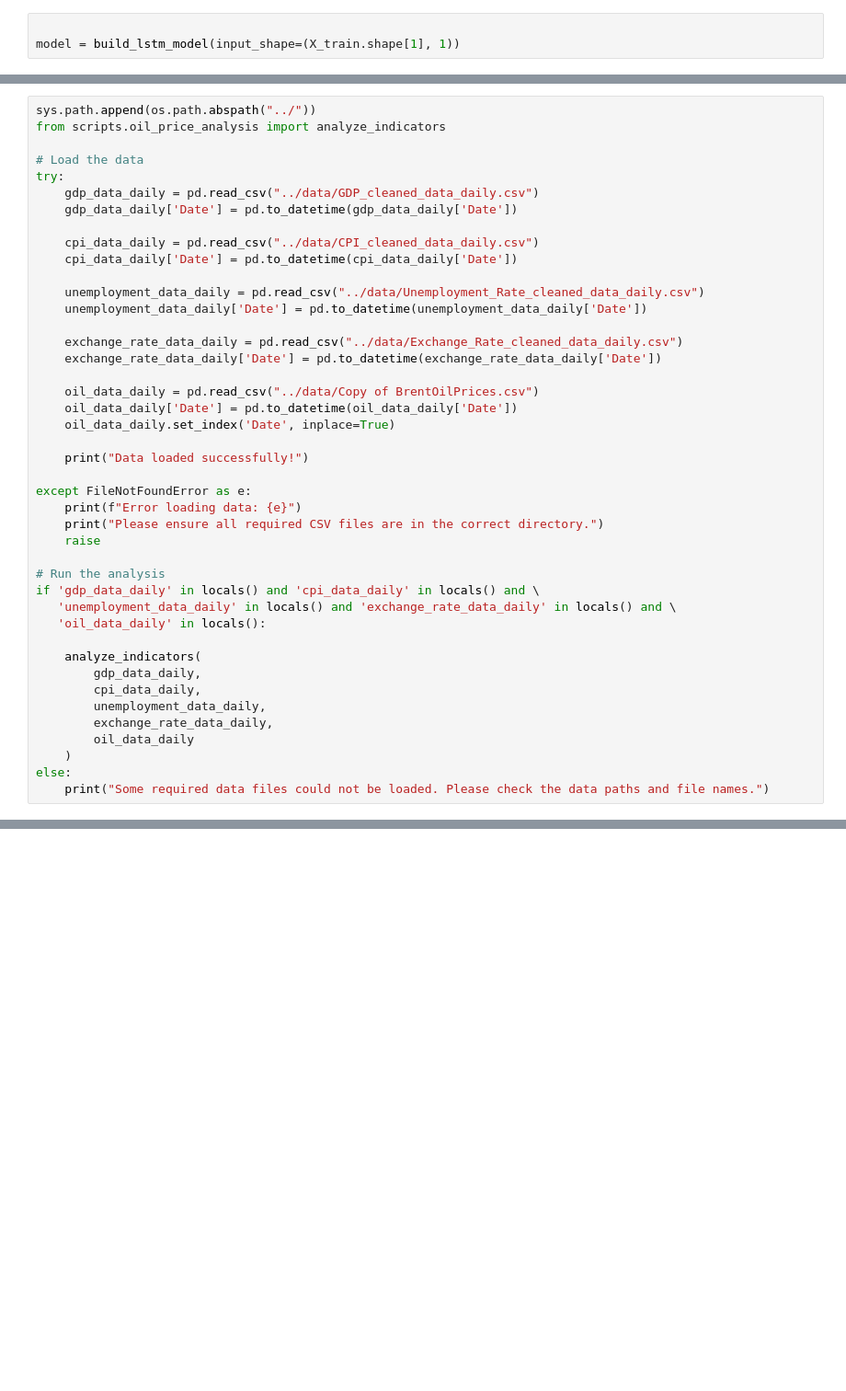
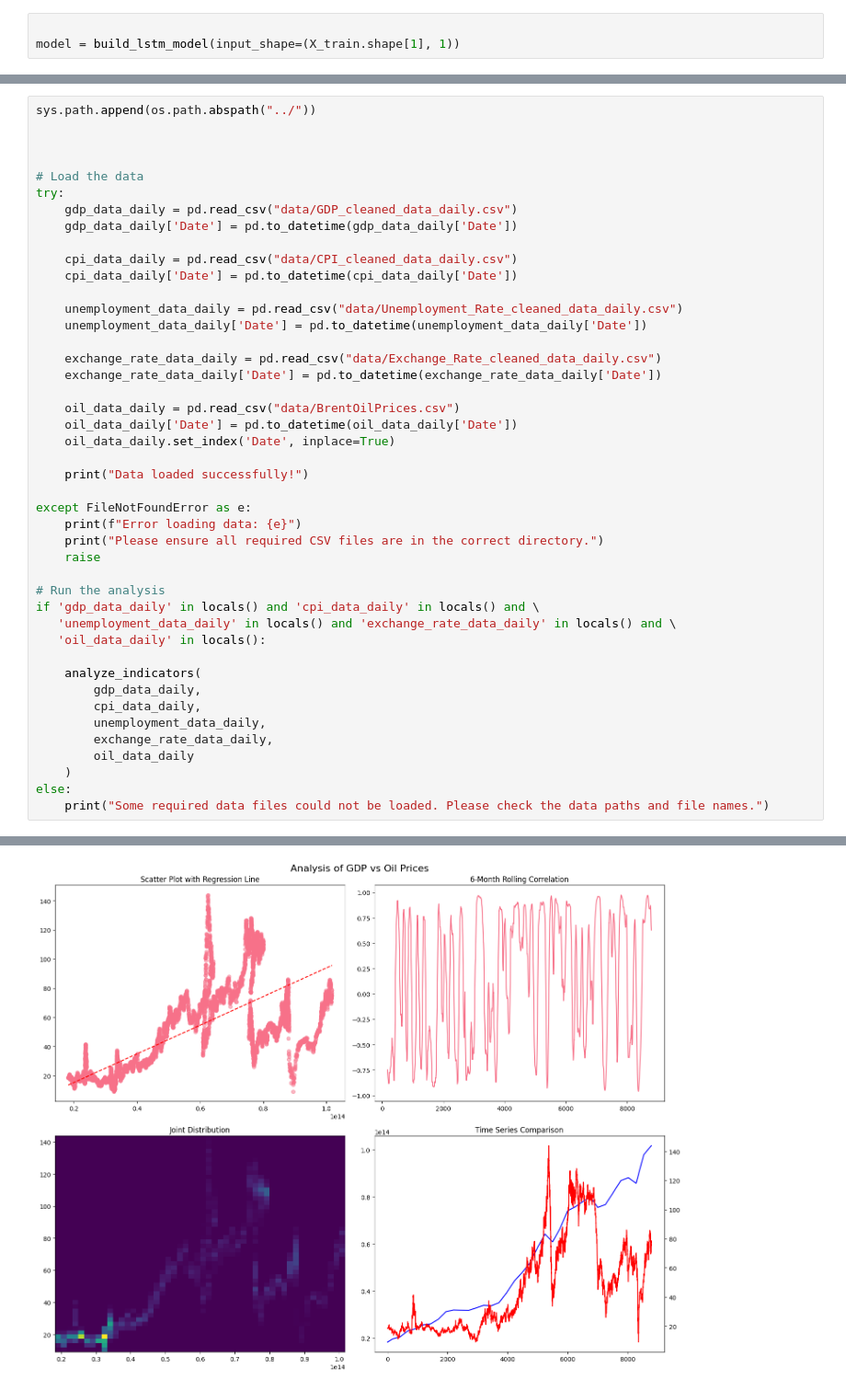
Before and after one commit to dagiteferi/brent-price-change-analysis, a Jupyter notebook: notebooks/changepointanalysis.ipynb, the cells around one changed output, grey strips where cells are left out. Shown at 92% size. Cells and saved outputs as stored; diff of their text form; blank space fills up the shorter version.

```diff
--- a/notebooks/changepointanalysis.ipynb
+++ b/notebooks/changepointanalysis.ipynb
@@ -157,22 +222,23 @@ exchange_rate_data = pd.read_csv('../data/Exchange_Rate_cleaned_data_daily.csv')
 # %%
 sys.path.append(os.path.abspath("../"))
-from scripts.oil_price_analysis import analyze_indicators
+
+
 
 # Load the data
 try:
-    gdp_data_daily = pd.read_csv("../data/GDP_cleaned_data_daily.csv")
+    gdp_data_daily = pd.read_csv("data/GDP_cleaned_data_daily.csv")
     gdp_data_daily['Date'] = pd.to_datetime(gdp_data_daily['Date'])
 
-    cpi_data_daily = pd.read_csv("../data/CPI_cleaned_data_daily.csv")
+    cpi_data_daily = pd.read_csv("data/CPI_cleaned_data_daily.csv")
     cpi_data_daily['Date'] = pd.to_datetime(cpi_data_daily['Date'])
 
-    unemployment_data_daily = pd.read_csv("../data/Unemployment_Rate_cleaned_data_daily.csv")
+    unemployment_data_daily = pd.read_csv("data/Unemployment_Rate_cleaned_data_daily.csv")
     unemployment_data_daily['Date'] = pd.to_datetime(unemployment_data_daily['Date'])
 
-    exchange_rate_data_daily = pd.read_csv("../data/Exchange_Rate_cleaned_data_daily.csv")
+    exchange_rate_data_daily = pd.read_csv("data/Exchange_Rate_cleaned_data_daily.csv")
     exchange_rate_data_daily['Date'] = pd.to_datetime(exchange_rate_data_daily['Date'])
 
-    oil_data_daily = pd.read_csv("../data/Copy of BrentOilPrices.csv")
+    oil_data_daily = pd.read_csv("data/BrentOilPrices.csv")
     oil_data_daily['Date'] = pd.to_datetime(oil_data_daily['Date'])
     oil_data_daily.set_index('Date', inplace=True)
 
@@ -201,0 +268 @@ ModuleNotFoundError: No module named 'sklearn'
+[figure, added]
```
Also changed, not shown: parts of 13 cells of this notebook.
